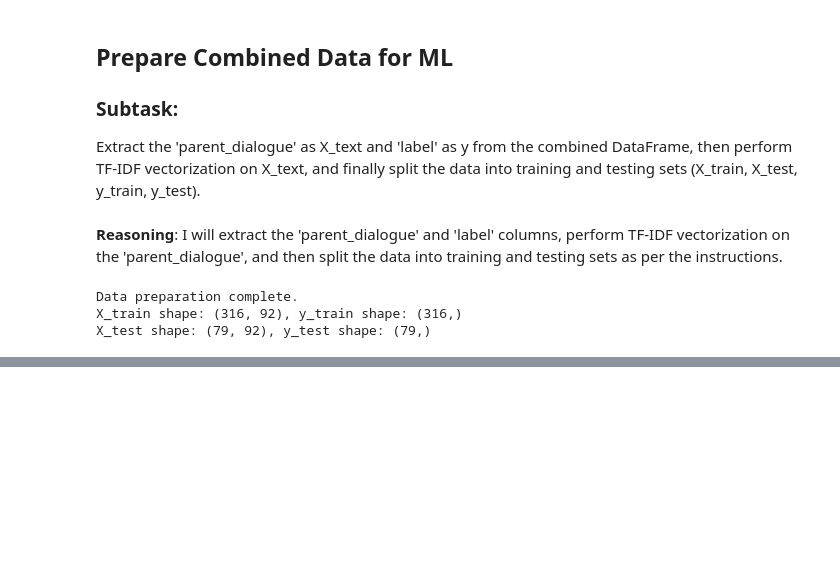
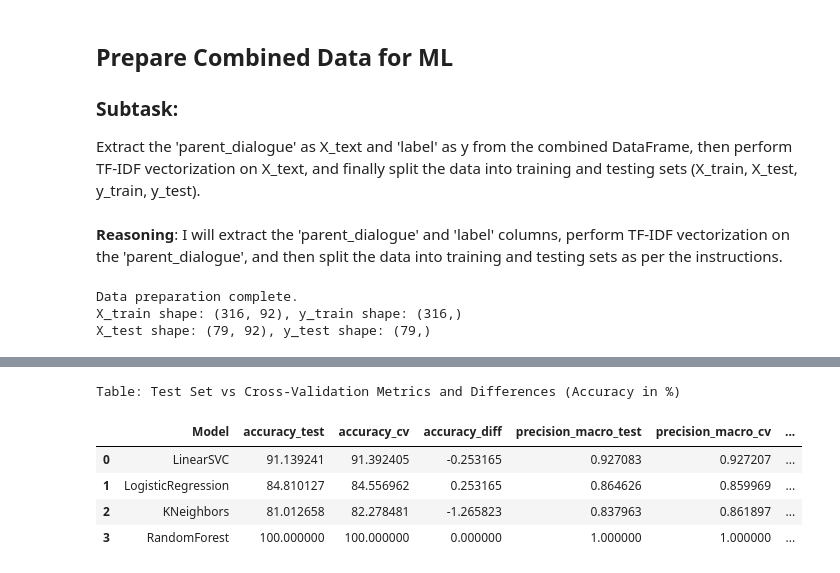
Before and after one commit to Abhiksahu3092/Autism_detection, a Jupyter notebook: test (1).ipynb, the cells around one changed output, grey strips where cells are left out. Cells and saved outputs as stored; diff of their text form; code cells hidden in the pictures; blank space fills up the shorter version.

```diff
--- a/test (1).ipynb
+++ b/test (1).ipynb
@@ -497,0 +487,32 @@ Parameters: { "use_label_encoder" } are not used.
+# %%
+# 8. Table: Test Set vs Cross-Validation Metrics and Differences (Accuracy in %)
+
+# Prepare a summary table with differences
+metrics = ['accuracy', 'precision_macro', 'recall_macro', 'f1_macro']
+diff_df = compare_df[['Model']].copy()
+for metric in metrics:
+    if metric == 'accuracy':
+        # Show accuracy as percentage
+        diff_df[f'{metric}_test'] = compare_df[f'{metric}_test'] * 100
+        diff_df[f'{metric}_cv'] = compare_df[f'{metric}_cv'] * 100
+        diff_df[f'{metric}_diff'] = (compare_df[f'{metric}_test'] - compare_df[f'{metric}_cv']) * 100
+    else:
+        diff_df[f'{metric}_test'] = compare_df[f'{metric}_test']
+        diff_df[f'{metric}_cv'] = compare_df[f'{metric}_cv']
+        diff_df[f'{metric}_diff'] = compare_df[f'{metric}_test'] - compare_df[f'{metric}_cv']
+
+# Reorder columns for clarity
+cols = ['Model']
+for metric in metrics:
+    cols += [f'{metric}_test', f'{metric}_cv', f'{metric}_diff']
+diff_df = diff_df[cols]
+
+print("\nTable: Test Set vs Cross-Validation Metrics and Differences (Accuracy in %)")
+display(diff_df)
+# %% [output]
+Table: Test Set vs Cross-Validation Metrics and Differences (Accuracy in %)
+|  | Model | accuracy_test | accuracy_cv | accuracy_diff | precision_macro_test | precision_macro_cv | ... |
+| 0 | LinearSVC | 91.139241 | 91.392405 | -0.253165 | 0.927083 | 0.927207 | ... |
+| 1 | LogisticRegression | 84.810127 | 84.556962 | 0.253165 | 0.864626 | 0.859969 | ... |
+| 2 | KNeighbors | 81.012658 | 82.278481 | -1.265823 | 0.837963 | 0.861897 | ... |
+| 3 | RandomForest | 100.000000 | 100.000000 | 0.000000 | 1.000000 | 1.000000 | ... |
```
Also changed, not shown: parts of 27 cells of this notebook.
